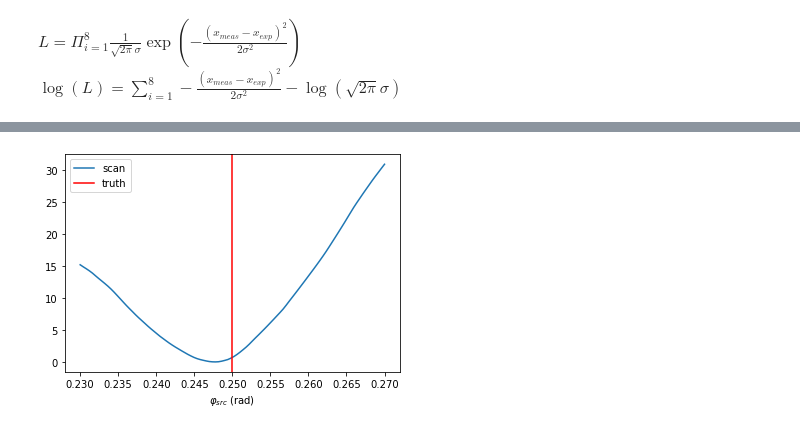
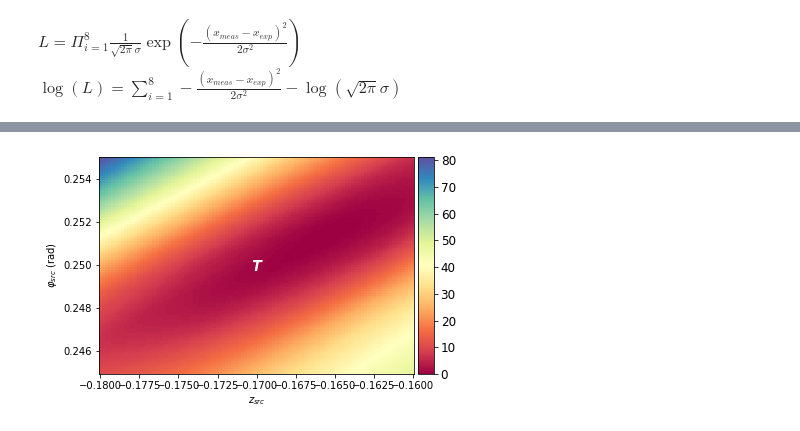
Before and after one commit to ekraegeloh/ML_tracking, a Jupyter notebook: track_reco/LLH_NN/Tracker toy model v0.ipynb, the cells around one changed output, grey strips where cells are left out. Drawn from its saved outputs; the diff is of its cells as text; code cells hidden in the pictures.

```diff
--- a/track_reco/LLH_NN/Tracker toy model v0.ipynb
+++ b/track_reco/LLH_NN/Tracker toy model v0.ipynb
@@ -158,6 +127,6 @@ def plot_event(x_meas,z,p,phi):
 
     ax.legend(loc='upper right', bbox_to_anchor=(1.2, 1.0))
 # %%
-ev = generate_events(1,z_toy,p_toy,phi_toy)
-plot_event(ev,z_toy,p_toy,phi_toy)
+ev = generate_events(1,z_toy,phi_toy)
+plot_event(ev,z_toy,phi_toy)
 # %% [output]
@@ -266,7 +226,7 @@ def plot_1d_scan(llh_scan_res, xs, true_x, axis_label, vmax=None):
     plt.legend()
 
 
-def plot_2d_scan(llh_scan_res, xs, ys, true_x, true_y, axis_labels, vmax=None, log=True):
+def plot_2d_scan(llh_scan_res, xs, ys, true_x, true_y, axis_labels, vmax=None, log=False):
     # copy to avoid modifying original scan results
     dom_terms = np.copy(llh_scan_res)
 
@@ -280,11 +240,11 @@ def plot_2d_scan(llh_scan_res, xs, ys, true_x, true_y, axis_labels, vmax=None, l
 
     if not log: ax = [ax]
     m = ax[0].pcolormesh(xs, ys, dom_terms.reshape(gridsize, gridsize),
-                          cmap='Spectral', rasterized=True, linewidth=0, vmin=0, vmax=vmax)
+                          cmap='Spectral', rasterized=True, shading='auto', linewidth=0, vmin=0, vmax=vmax)
 
     if log:
         mlog = ax[1].pcolormesh(xs, ys, dom_terms.reshape(gridsize, gridsize),
-                          cmap='Spectral', rasterized=True, linewidth=0, norm=colors.LogNorm(vmin=1e-3, vmax=vmax))
+                          cmap='Spectral', rasterized=True, shading='auto', linewidth=0, norm=colors.LogNorm(vmin=1e-3, vmax=vmax))
 
     ax[0].plot([true_x], [true_y], marker='$T$', markersize=10, color='white')
     if log: ax[1].plot([true_x], [true_y], marker='$T$', markersize=10, color='black')
@@ -348,6 +312,6 @@ plot_2d_scan(llh_z_phi_scan, zs,phis,z_toy, phi_toy,
 # %%
-N_mc = 100000#0
-mc, truth = MC_events(N_mc,zlims=(-0.23,-0.12),phi_lims=(0.24,0.26))
+N_mc = 100000
+mc, truth = MC_events(N_mc,zlims=(-0.18,-0.16),phi_lims=(0.245,0.255))
 # %%
 #neural nets
 
@@ -516,5 +475,5 @@ hitnet.model.compile(loss='binary_crossentropy', optimizer=optimizer)
 #    hitnet.d_test = make_dataset(hitnet.x_test, hitnet.t_test)
 #    hitnet.hist = hitnet.model.fit(hitnet.d_train, epochs=1, verbose=1, validation_data=hitnet.d_test)
 
-hitnet.hist = hitnet.model.fit(hitnet.d_train, epochs=10, verbose=1, validation_data=hitnet.d_test)
+hitnet.hist = hitnet.model.fit(hitnet.d_train, epochs=50, verbose=1, validation_data=hitnet.d_test)
 # %% [output]
@@ -652,13 +612,19 @@ plot_1d_diff(llh_z_scan, nn_z_scan, zs, z_toy, '$p_{src}$ (GeV)')
 # %%
-scan_t = np.vstack([np.ones(grid_spacing)*z_toy,np.ones(grid_spacing)*p_toy,phis]).T
-scan_t = np.repeat(scan_t,N_det,axis=0)
+zs = np.linspace(-0.18,-0.16,grid_spacing)
+phis = np.linspace(0.245, 0.255, grid_spacing)
 
-scan_x = np.tile(ev,grid_spacing)
-scan_x = np.vstack((scan_x,np.tile(det_zs,grid_spacing))).T
+mg = np.meshgrid(zs,phis)
 
-nn_phi_scan = hitnet.llh.predict([scan_x,scan_t])
+hitnet.grid_t = np.vstack([mg[0].flatten(),mg[1].flatten()]).T
+hitnet.grid_t = np.repeat(hitnet.grid_t,N_det,axis=0)
 
-nn_phi_scan = -np.sum(nn_phi_scan.reshape(-1,N_det),axis=1)
-plot_1d_scan(nn_phi_scan, phis, phi_toy, axis_label=r'$\varphi_{src}$ (rad)')
+hitnet.grid_x = np.tile(ev,grid_spacing**2)
+hitnet.grid_x = np.vstack((hitnet.grid_x,np.tile(det_zs,grid_spacing**2))).T
+
+hitnet.grid_llh = hitnet.llh.predict([hitnet.grid_x,hitnet.grid_t])
+
+NN_z_phi_scan = -np.sum(hitnet.grid_llh.reshape(-1, N_det), axis=1)
+plot_2d_scan(NN_z_phi_scan, zs, phis, z_toy, phi_toy,
+            axis_labels=['$z_{src}$', r'$\varphi_{src}$ (rad)'], log=False)
 # %% [output]
-[figure, old version]
+[figure, new version]
```
Also changed, not shown: parts of 43 cells of this notebook, 1 other file.
